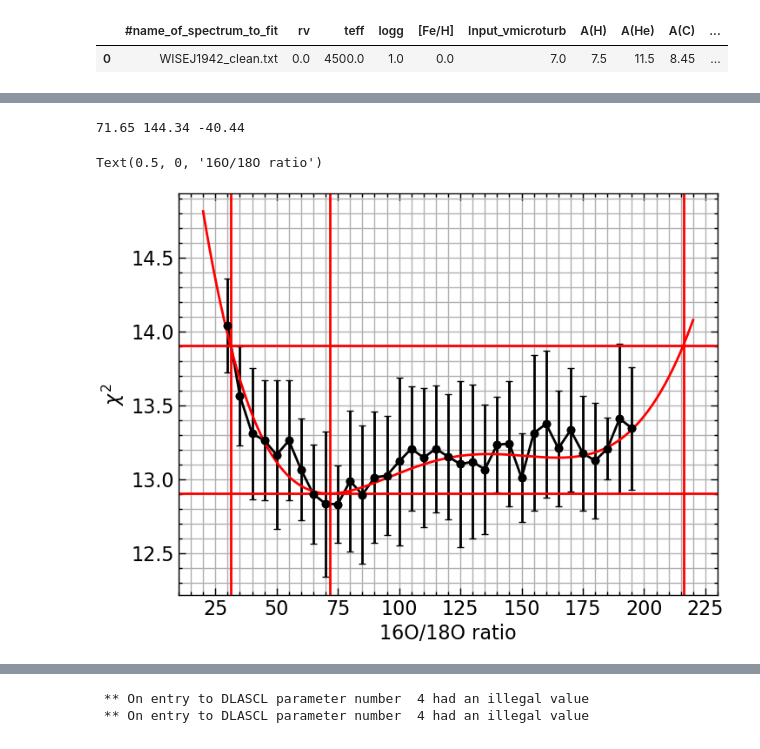
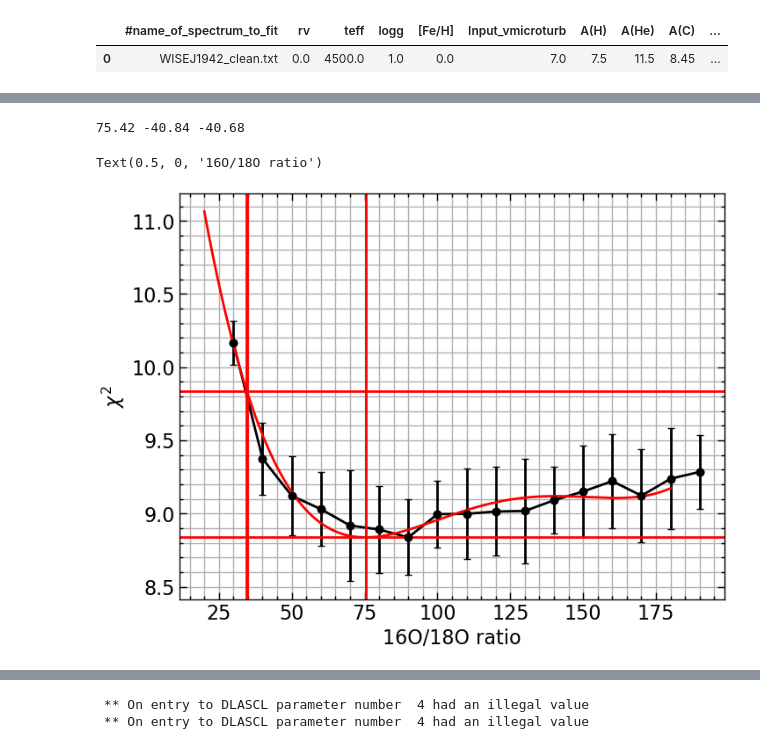
Before and after one commit to advaitmehla/TSFitPy, a Jupyter notebook: plotting_tools/wisej1942.ipynb, the cells around one changed output, grey strips where cells are left out. Drawn from its saved outputs; the diff is of its cells as text; code cells hidden in the pictures.

```diff
--- a/plotting_tools/wisej1942.ipynb
+++ b/plotting_tools/wisej1942.ipynb
@@ -220,23 +218,23 @@ fitlist2['oisorat'] = rats
 # %%
 fitlist2.to_csv('/media/advait/DATA/research/rcb-project/TSFitPy/input_files/wisej1942/comb', sep=' ', index=False)
 # %%
-allpath = '/media/advait/DATA/research/rcb-project/TSFitPy/output_files/wisej1942/Nov-03-2024-10-57-52_0.34375190929143506_LTE_O_1D/output'
+allpath = '/media/advait/DATA/research/rcb-project/TSFitPy/output_files/wisej1942/Nov-04-2024-04-09-13_0.8012998419220317_LTE_O_1D/output'
 # allpath = "/media/advait/DATA/research/rcb-project/TSFitPy/output_files/hd137613/Oct-17-2024-23-13-22_0.35833114159931434_LTE_O_1D/output"
 df1 = pd.read_csv(allpath, sep='\t')
-allpath = '/media/advait/DATA/research/rcb-project/TSFitPy/output_files/wisej1942/Nov-03-2024-11-35-14_0.3641906682942011_LTE_O_1D/output'
-df2 = pd.read_csv(allpath, sep='\t')
+# allpath = '/media/advait/DATA/research/rcb-project/TSFitPy/output_files/wisej1942/Nov-03-2024-11-35-14_0.3641906682942011_LTE_O_1D/output'
+# df2 = pd.read_csv(allpath, sep='\t')
 
-allpath = "/media/advait/DATA/research/rcb-project/TSFitPy/output_files/wisej1942/Nov-03-2024-13-23-31_0.41070702154497307_LTE_O_1D/output"
-df3 = pd.read_csv(allpath, sep='\t')
+# allpath = "/media/advait/DATA/research/rcb-project/TSFitPy/output_files/wisej1942/Nov-03-2024-13-23-31_0.41070702154497307_LTE_O_1D/output"
+# df3 = pd.read_csv(allpath, sep='\t')
 
-allpath = "/media/advait/DATA/research/rcb-project/TSFitPy/output_files/wisej1942/Nov-03-2024-22-25-12_0.09688269001907202_LTE_O_1D/output"
-df4 = pd.read_csv(allpath, sep='\t')
+# allpath = "/media/advait/DATA/research/rcb-project/TSFitPy/output_files/wisej1942/Nov-03-2024-22-25-12_0.09688269001907202_LTE_O_1D/output"
+# df4 = pd.read_csv(allpath, sep='\t')
 # %%
-df_fine = pd.concat([df1,df2, df3, df4])
-# df_fine = df1
+# df_fine = pd.concat([df1,df2, df3, df4])
+df_fine = df1
 df_fine.sort_values(by='oisorat', inplace=True)
-rats = np.unique(df3['oisorat'])
-rats2 = np.unique(df4['oisorat'])
+# rats = np.unique(df3['oisorat'])
+# rats2 = np.unique(df4['oisorat'])
 # %%
 df_fine
 # %% [output]
@@ -256,8 +254,9 @@ df_fine
 # %%
-# rats = np.unique(df3['oisorat'])
+rats = np.unique(df_fine['oisorat'])
+rats = rats[rats>20]
 chis, dchis, oabunds, doabunds = [], [], [], []
 rvs = []
-rats = np.union1d(rats, rats2)
+# rats = np.union1d(rats, rats2)
 for rat in rats:
     subdf = df_fine[df_fine['oisorat'] == rat]
     meanchi = np.mean(subdf['red_chi_squared'])
@@ -314,34 +330,35 @@ Std O Abundances: [np.float64(0.011880785857825961), np.float64(0.01221217377683
 # %%
 plt.plot(rats, chis, 'ko-')
 plt.errorbar(rats, chis, yerr=dchis, fmt='ko', capsize=3)
 # plt.axhline(np.min(chis), ls='--', color='r')
 # plt.axhline(np.min(chis)+1.0, ls='--', color='r')
 # plt.axvline(3.4)
 plt.grid(which='both')
 
 # fit a 3rd degree polynomial weighted by the errors
-p = np.polyfit(rats, chis, 5, w=1/np.array(dchis)**2)
-x = np.linspace(20,220,1000)
+p = np.polyfit(rats, chis, 4, w=1/np.array(dchis)**2)
+x = np.linspace(20,180,1000)
 y = np.polyval(p, x)
 plt.plot(x, y, 'r')
 plt.axvline(x[np.where(y == np.min(y))], color='r')
 xfit = x[np.where(y == np.min(y))]
 plt.axhline(np.min(y), color='r')
 # find nearest x value to min + 1 y value
 ybound = np.min(y) + 1.0
 diff = np.abs(y-ybound)
 idx = np.where(diff == np.min(diff))
 # find the index of next minimum
 idx2 = np.where(diff == np.partition(diff, 1)[1])
 xbounds = (x[idx]-xfit).round(2), (x[idx2]-xfit).round(2)
 plt.axvline(x[idx], color='r')
 plt.axvline(x[idx2], color='r')
 plt.axhline(ybound, color='r')
 print(xfit[0].round(2), xbounds[0][0], xbounds[1][0])
 plt.ylabel(r'$\chi^2$')
 plt.xlabel("16O/18O ratio")
+# plt.xscale('log')
 # find x values nearest to ybounds
 # %% [output]
-71.65 144.34 -40.44
+75.42 -40.84 -40.68
 Text(0.5, 0, '16O/18O ratio')
-[figure, old version]
+[figure, new version]
```
Also changed, not shown: parts of 10 cells of this notebook, 16 other files.
